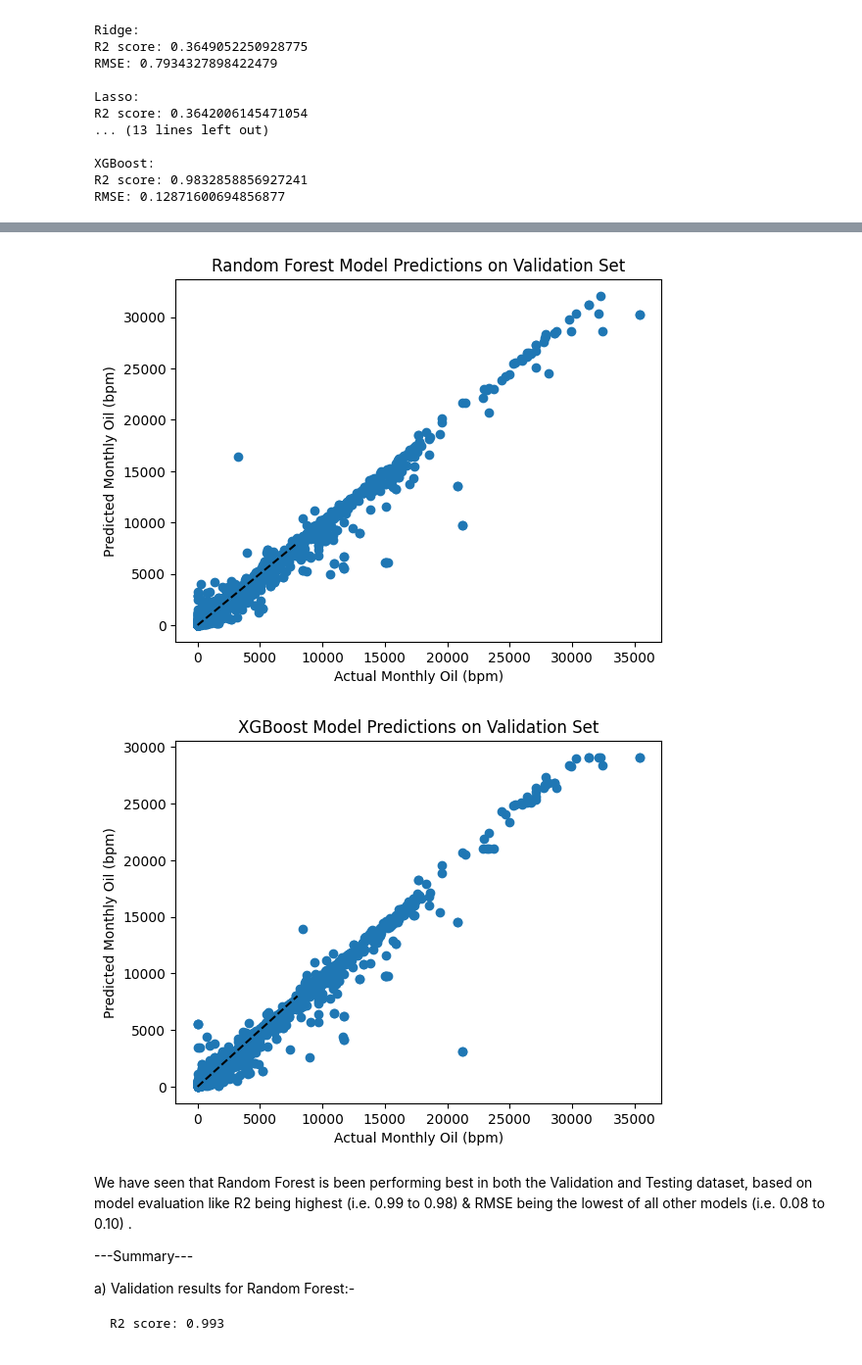
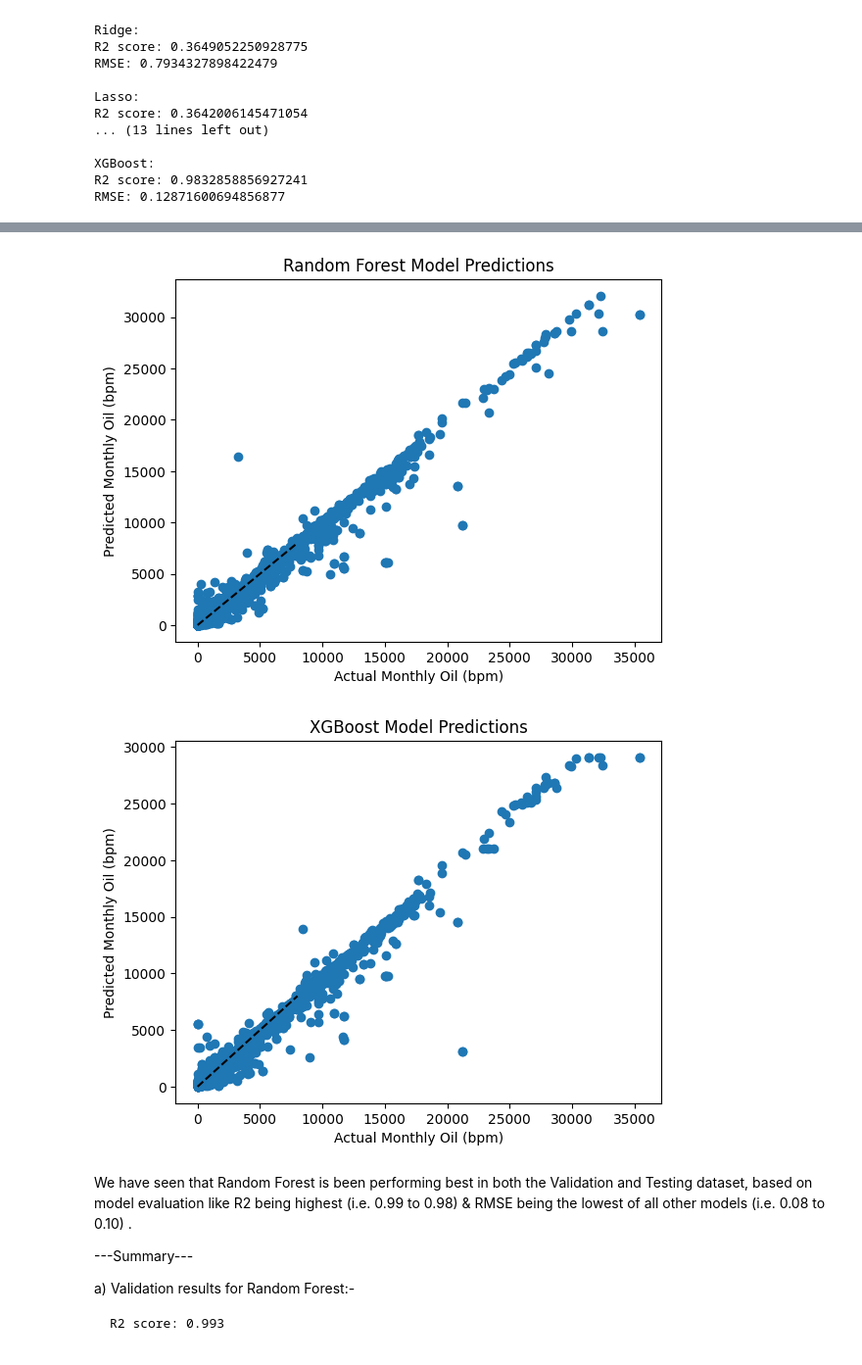
Before and after one commit to ManishRawat07/PETR6397-Final-Project-Oil-Production-Forecasting-using-Machine-Learning, a Jupyter notebook: Oil Production forecasting.ipynb, the cells around one changed output, grey strips where cells are left out. Shown at 98% size. Drawn from its saved outputs; the diff is of its cells as text; code cells hidden in the pictures.

```diff
--- a/Oil Production forecasting.ipynb
+++ b/Oil Production forecasting.ipynb
@@ -540,19 +540,19 @@ plt.show()
 # %%
 # Random Forest Model Predictions on Testing data set
 y_pred_rforest = rforest.predict(X_test)
 
 # Inverse transform the scaled predictions
 y_pred_rforest_org = scaler_y.inverse_transform(y_pred_rforest.reshape(-1, 1))
 
 # Create a scatter plot of actual vs predicted values
 plt.scatter(y_test_org, y_pred_rforest_org)
 plt.plot([0, 8000], [0, 8000], '--k')
 plt.xlabel("Actual Monthly Oil (bpm)")
 plt.ylabel("Predicted Monthly Oil (bpm)")
-plt.title("Random Forest Model Predictions on Validation Set")
+plt.title("Random Forest Model Predictions")
 plt.show()
 # %% [output]
-[figure, old version]
+[figure, new version]
 # %%
 # XGBoost Model Predictions on Testing data set
 y_pred_xgb = xgboost.predict(X_test)
@@ -565,10 +565,10 @@ plt.scatter(y_test_org, y_pred_xgb_org)
 plt.plot([0, 8000], [0, 8000], '--k')
 plt.xlabel("Actual Monthly Oil (bpm)")
 plt.ylabel("Predicted Monthly Oil (bpm)")
-plt.title("XGBoost Model Predictions on Validation Set")
+plt.title("XGBoost Model Predictions")
 plt.show()
 # %% [output]
-[figure, old version]
+[figure, new version]
 # %% [markdown]
 We have seen that Random Forest is been performing best in both the Validation and Testing dataset, based on model evaluation like R2 being highest (i.e. 0.99 to 0.98) & RMSE being the lowest of all other models (i.e. 0.08 to 0.10) .
 
```
Also changed, not shown: parts of 6 cells of this notebook.
